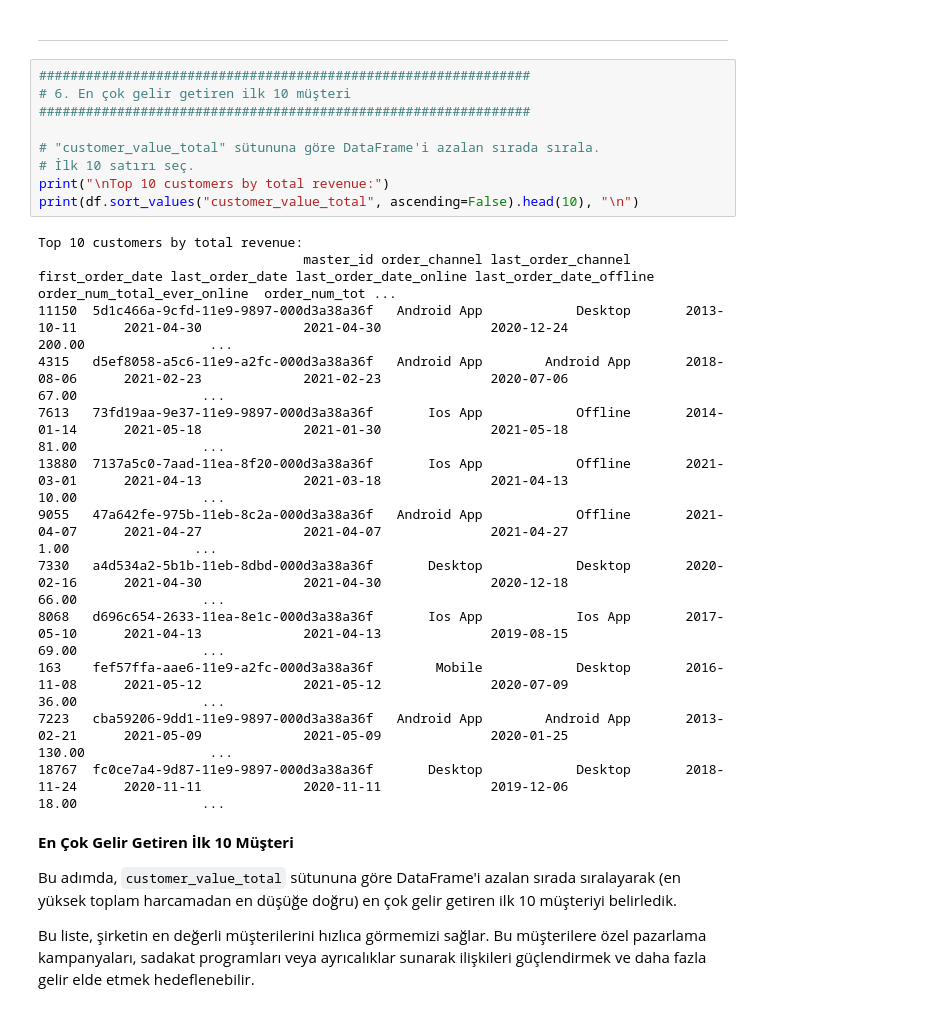
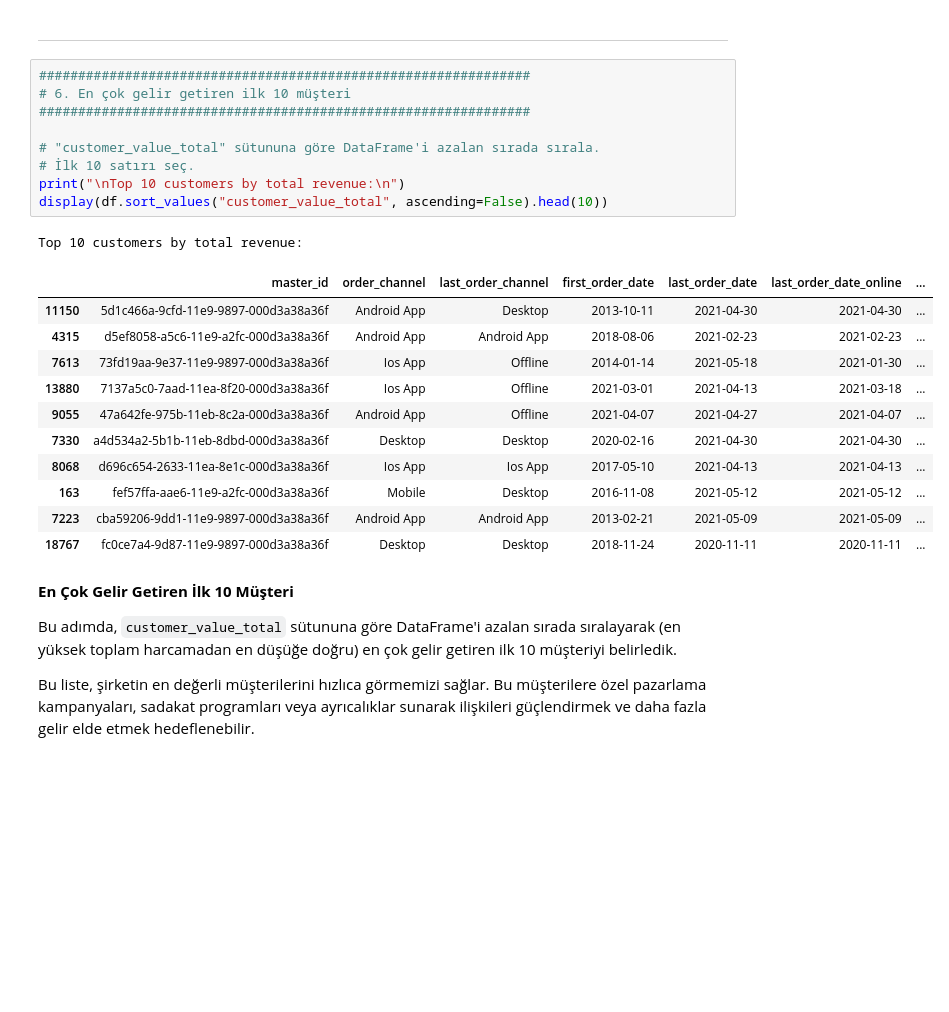
Before and after one commit to gulizsamgar/PYTHON-Customer-Segmentation-with-RFM, a Jupyter notebook: FLO_RFM_analysis.ipynb, the cells around one changed output. Cells and saved outputs as stored; diff of their text form; blank space fills up the shorter version.

```diff
--- a/FLO_RFM_analysis.ipynb
+++ b/FLO_RFM_analysis.ipynb
@@ -207,25 +231,25 @@ Elde edilen sonuçlar, hangi kanalların daha fazla müşteriye, daha yüksek si
 # %%
 ###############################################################
 # 6. En çok gelir getiren ilk 10 müşteri
 ###############################################################
 
 # "customer_value_total" sütununa göre DataFrame'i azalan sırada sırala.
 # İlk 10 satırı seç.
-print("\nTop 10 customers by total revenue:")
-print(df.sort_values("customer_value_total", ascending=False).head(10), "\n")
+print("\nTop 10 customers by total revenue:\n")
+display(df.sort_values("customer_value_total", ascending=False).head(10))
 # %% [output]
 Top 10 customers by total revenue:
-                                  master_id order_channel last_order_channel first_order_date last_order_date last_order_date_online last_order_date_offline  order_num_total_ever_online  order_num_tot ...
-11150  5d1c466a-9cfd-11e9-9897-000d3a38a36f   Android App            Desktop       2013-10-11      2021-04-30             2021-04-30              2020-12-24                       200.00                ...
-4315   d5ef8058-a5c6-11e9-a2fc-000d3a38a36f   Android App        Android App       2018-08-06      2021-02-23             2021-02-23              2020-07-06                        67.00                ...
-7613   73fd19aa-9e37-11e9-9897-000d3a38a36f       Ios App            Offline       2014-01-14      2021-05-18             2021-01-30              2021-05-18                        81.00                ...
-13880  7137a5c0-7aad-11ea-8f20-000d3a38a36f       Ios App            Offline       2021-03-01      2021-04-13             2021-03-18              2021-04-13                        10.00                ...
-9055   47a642fe-975b-11eb-8c2a-000d3a38a36f   Android App            Offline       2021-04-07      2021-04-27             2021-04-07              2021-04-27                         1.00                ...
-7330   a4d534a2-5b1b-11eb-8dbd-000d3a38a36f       Desktop            Desktop       2020-02-16      2021-04-30             2021-04-30              2020-12-18                        66.00                ...
-8068   d696c654-2633-11ea-8e1c-000d3a38a36f       Ios App            Ios App       2017-05-10      2021-04-13             2021-04-13              2019-08-15                        69.00                ...
-163    fef57ffa-aae6-11e9-a2fc-000d3a38a36f        Mobile            Desktop       2016-11-08      2021-05-12             2021-05-12              2020-07-09                        36.00                ...
-7223   cba59206-9dd1-11e9-9897-000d3a38a36f   Android App        Android App       2013-02-21      2021-05-09             2021-05-09              2020-01-25                       130.00                ...
-18767  fc0ce7a4-9d87-11e9-9897-000d3a38a36f       Desktop            Desktop       2018-11-24      2020-11-11             2020-11-11              2019-12-06                        18.00                ...
+|  | master_id | order_channel | last_order_channel | first_order_date | last_order_date | last_order_date_online | ... |
+| 11150 | 5d1c466a-9cfd-11e9-9897-000d3a38a36f | Android App | Desktop | 2013-10-11 | 2021-04-30 | 2021-04-30 | ... |
+| 4315 | d5ef8058-a5c6-11e9-a2fc-000d3a38a36f | Android App | Android App | 2018-08-06 | 2021-02-23 | 2021-02-23 | ... |
+| 7613 | 73fd19aa-9e37-11e9-9897-000d3a38a36f | Ios App | Offline | 2014-01-14 | 2021-05-18 | 2021-01-30 | ... |
+| 13880 | 7137a5c0-7aad-11ea-8f20-000d3a38a36f | Ios App | Offline | 2021-03-01 | 2021-04-13 | 2021-03-18 | ... |
+| 9055 | 47a642fe-975b-11eb-8c2a-000d3a38a36f | Android App | Offline | 2021-04-07 | 2021-04-27 | 2021-04-07 | ... |
+| 7330 | a4d534a2-5b1b-11eb-8dbd-000d3a38a36f | Desktop | Desktop | 2020-02-16 | 2021-04-30 | 2021-04-30 | ... |
+| 8068 | d696c654-2633-11ea-8e1c-000d3a38a36f | Ios App | Ios App | 2017-05-10 | 2021-04-13 | 2021-04-13 | ... |
+| 163 | fef57ffa-aae6-11e9-a2fc-000d3a38a36f | Mobile | Desktop | 2016-11-08 | 2021-05-12 | 2021-05-12 | ... |
+| 7223 | cba59206-9dd1-11e9-9897-000d3a38a36f | Android App | Android App | 2013-02-21 | 2021-05-09 | 2021-05-09 | ... |
+| 18767 | fc0ce7a4-9d87-11e9-9897-000d3a38a36f | Desktop | Desktop | 2018-11-24 | 2020-11-11 | 2020-11-11 | ... |
 # %% [markdown]
 **En Çok Gelir Getiren İlk 10 Müşteri**
 
```
Also changed, not shown: parts of 7 cells of this notebook.
